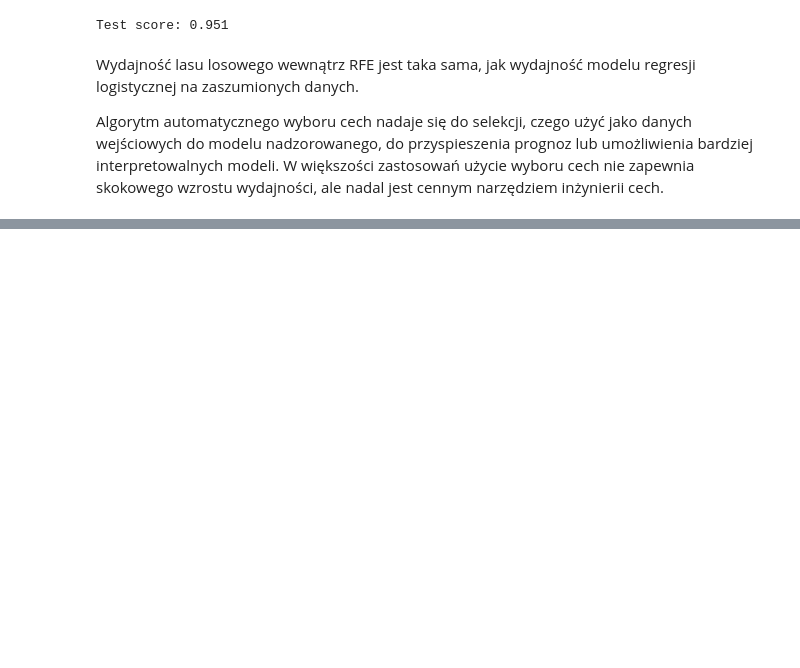
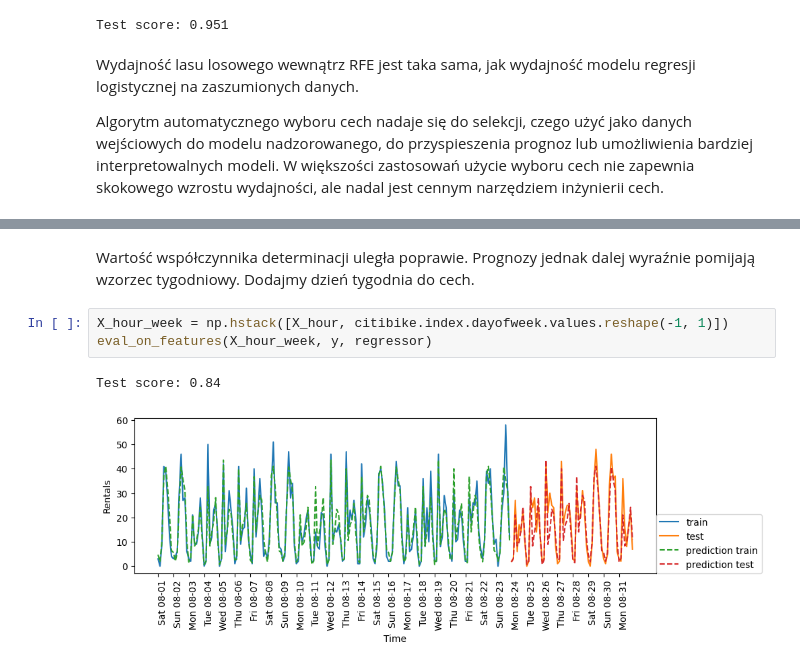
Before and after one commit to jakubtwalczak/Muller_Guido_Introduction_to_ML, a Jupyter notebook: Rozdział_4_reprezentacja_danych_i_inżynieria_cech.ipynb, the cells around one changed output, grey strips where cells are left out. Drawn from its saved outputs; the diff is of its cells as text; blank space fills up the shorter version.

```diff
--- a/Rozdział_4_reprezentacja_danych_i_inżynieria_cech.ipynb
+++ b/Rozdział_4_reprezentacja_danych_i_inżynieria_cech.ipynb
@@ -636,0 +718,8 @@ Algorytm automatycznego wyboru cech nadaje się do selekcji, czego użyć jako d
+# %% [markdown]
+Wartość współczynnika determinacji uległa poprawie. Prognozy jednak dalej wyraźnie pomijają wzorzec tygodniowy. Dodajmy dzień tygodnia do cech.
+# %%
+X_hour_week = np.hstack([X_hour, citibike.index.dayofweek.values.reshape(-1, 1)])
+eval_on_features(X_hour_week, y, regressor)
+# %% [output]
+Test score: 0.84
+[figure, added]
```
Also changed, not shown: parts of 30 cells of this notebook.
